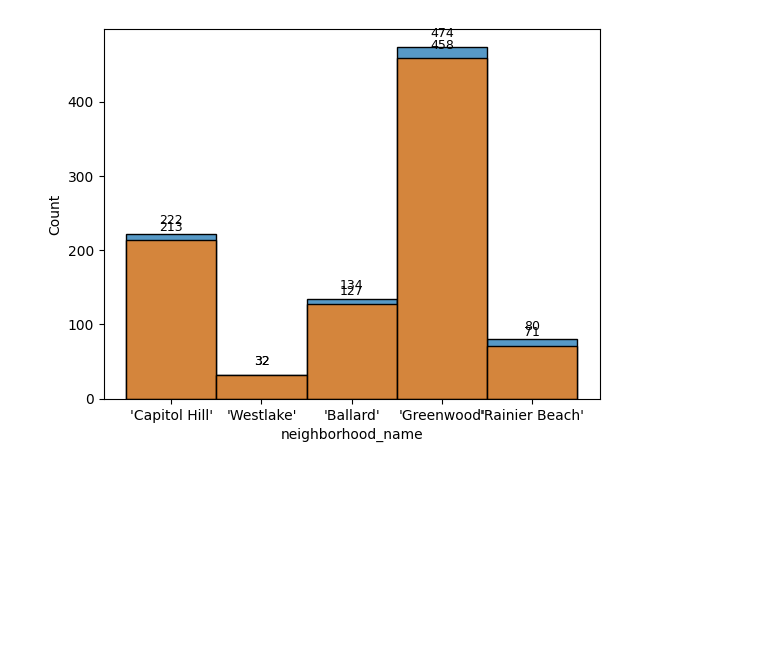
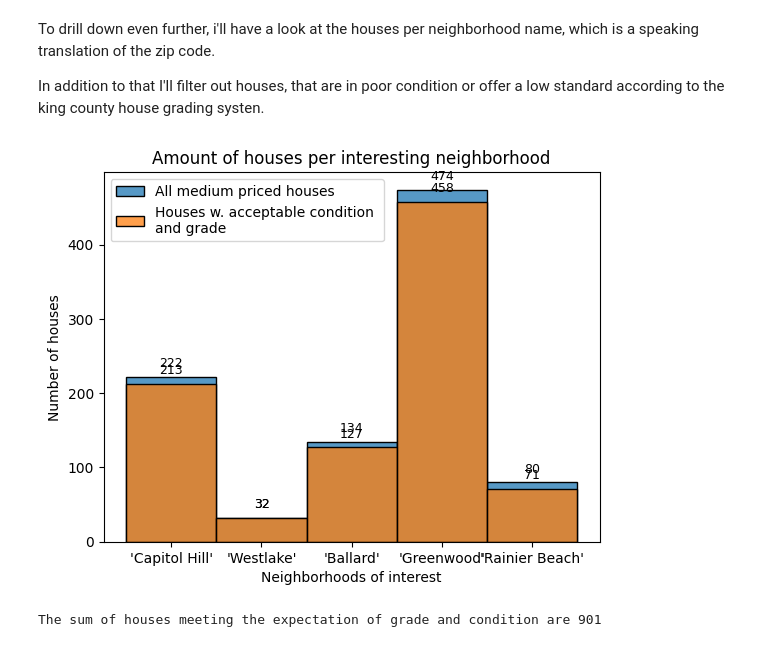
Before and after one commit to StefanK2ff/nf-eda-project, a Jupyter notebook: 5_Hypothesis checking.ipynb, the cells around one changed output. Drawn from its saved outputs; the diff is of its cells as text; code cells hidden in the pictures; blank space fills up the shorter version.

```diff
--- a/5_Hypothesis checking.ipynb
+++ b/5_Hypothesis checking.ipynb
@@ -50,23 +72,46 @@ df_desired_zips_and_price = df_desired_zips[df_desired_zips['price_cat_total'] =
+# %% [markdown]
+To drill down even further, i'll have a look at the houses per neighborhood name, which is a speaking translation of the zip code.
+
+In addition to that I'll filter out houses, that are in poor condition or offer a low standard according to the king county house grading systen.
 # %%
+# Creating a histogram showing houses per neighborhood
 
 ax = sns.histplot(
     data=df_desired_zips_and_price,
-    x='neighborhood_name'
+    x='neighborhood_name',
+    label='All medium priced houses'
 )
+
+# Filtering the houses and exkluding houses with condition poorer than 3 and grade worth than 7
 
 df_top_quality = df_desired_zips_and_price[
     (df_desired_zips_and_price['condition'] >= 3) & (df_desired_zips_and_price['grade'] >= 7)
 ]
 
+# Adding the new data frame to the histogram
+
 sns.histplot(
     data=df_top_quality,
-    x='neighborhood_name'
+    x='neighborhood_name',
+    label='Houses w. acceptable condition \nand grade'
 )
 
 # Add labels to the bars
 for p in ax.patches:
     ax.annotate(f'{p.get_height():.0f}', (p.get_x() + p.get_width() / 2., p.get_height()),
                 ha='center', va='bottom', fontsize=9, color='black', xytext=(0, 5),
                 textcoords='offset points')
+
+# Proper labeling of the chart
+
+plt.xlabel('Neighborhoods of interest')
+plt.ylabel('Number of houses')
+plt.title('Amount of houses per interesting neighborhood')
+plt.legend(loc='upper left')
+
+plt.show()
+
+print(f'The sum of houses meeting the expectation of grade and condition are {df_top_quality.house_id.count()}')
 # %% [output]
-[figure, old version]
+[figure, new version]
+The sum of houses meeting the expectation of grade and condition are 901
```
Also changed, not shown: parts of 16 cells of this notebook.
